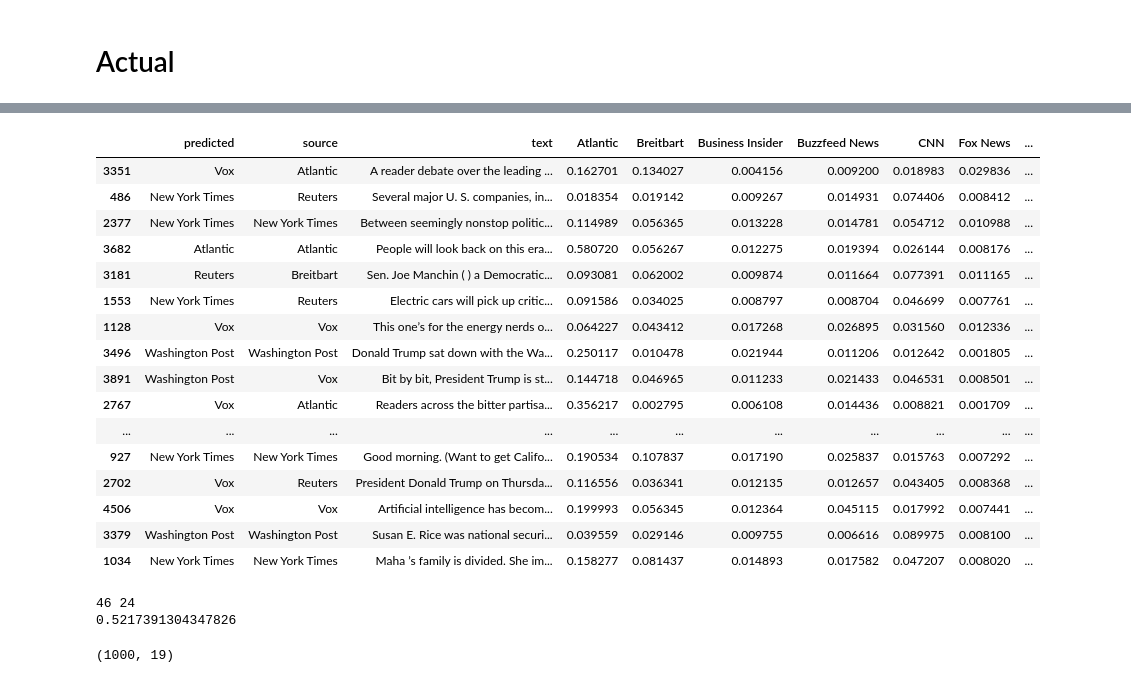
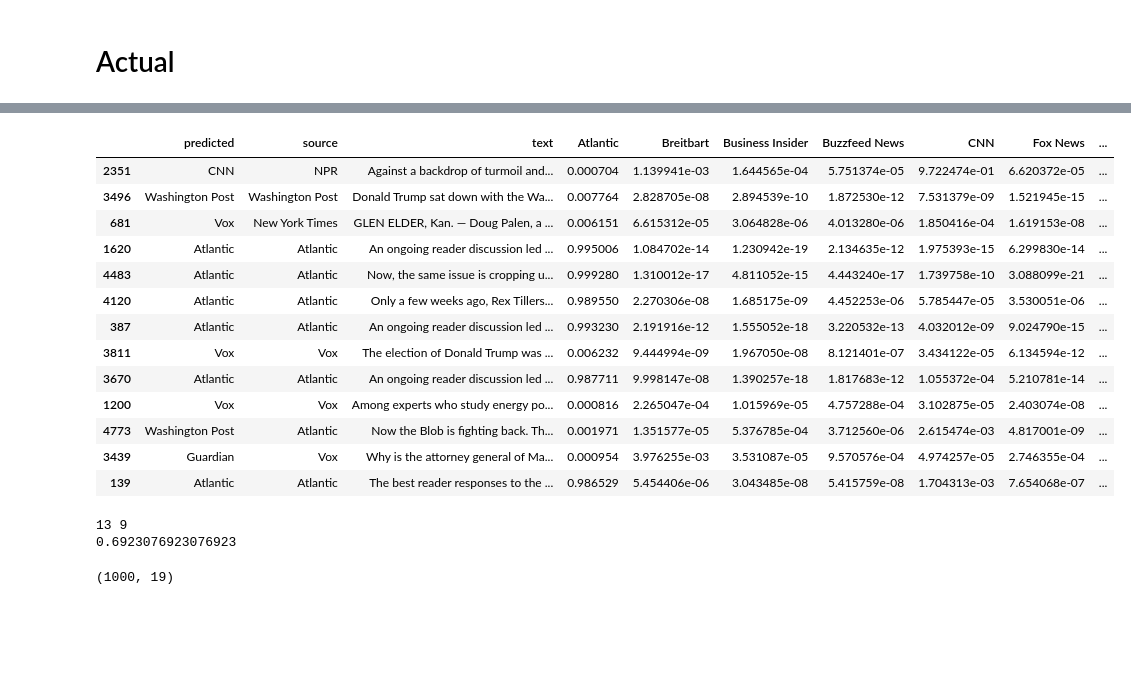
Before and after one commit to WarmCyan/perspective-mining-research, a Jupyter notebook: notebooks/ExplorePredictions.ipynb, the cells around one changed output, grey strips where cells are left out. Saved outputs shown, nothing was run; the diff lists cells and outputs as text; code cells hidden in the pictures; blank space fills up the shorter version.

```diff
--- a/notebooks/ExplorePredictions.ipynb
+++ b/notebooks/ExplorePredictions.ipynb
@@ -311,24 +311,21 @@ right.describe()
 # %%
-df_certain = df[df["entropy"] < 1.0]
+df_certain = df[df["entropy"] < .1]
 df_certain
 # %% [output]
 |  | predicted | source | text | Atlantic | Breitbart | Business Insider | Buzzfeed News | CNN | Fox News | ... |
-| 3351 | Vox | Atlantic | A reader debate over the leading ... | 0.162701 | 0.134027 | 0.004156 | 0.009200 | 0.018983 | 0.029836 | ... |
-| 486 | New York Times | Reuters | Several major U. S. companies, in... | 0.018354 | 0.019142 | 0.009267 | 0.014931 | 0.074406 | 0.008412 | ... |
-| 2377 | New York Times | New York Times | Between seemingly nonstop politic... | 0.114989 | 0.056365 | 0.013228 | 0.014781 | 0.054712 | 0.010988 | ... |
-| 3682 | Atlantic | Atlantic | People will look back on this era... | 0.580720 | 0.056267 | 0.012275 | 0.019394 | 0.026144 | 0.008176 | ... |
-| 3181 | Reuters | Breitbart | Sen. Joe Manchin ( ) a Democratic... | 0.093081 | 0.062002 | 0.009874 | 0.011664 | 0.077391 | 0.011165 | ... |
-| 1553 | New York Times | Reuters | Electric cars will pick up critic... | 0.091586 | 0.034025 | 0.008797 | 0.008704 | 0.046699 | 0.007761 | ... |
-| 1128 | Vox | Vox | This one’s for the energy nerds o... | 0.064227 | 0.043412 | 0.017268 | 0.026895 | 0.031560 | 0.012336 | ... |
-| 3496 | Washington Post | Washington Post | Donald Trump sat down with the Wa... | 0.250117 | 0.010478 | 0.021944 | 0.011206 | 0.012642 | 0.001805 | ... |
-| 3891 | Washington Post | Vox | Bit by bit, President Trump is st... | 0.144718 | 0.046965 | 0.011233 | 0.021433 | 0.046531 | 0.008501 | ... |
-| 2767 | Vox | Atlantic | Readers across the bitter partisa... | 0.356217 | 0.002795 | 0.006108 | 0.014436 | 0.008821 | 0.001709 | ... |
-| ... | ... | ... | ... | ... | ... | ... | ... | ... | ... | ... |
-| 927 | New York Times | New York Times | Good morning. (Want to get Califo... | 0.190534 | 0.107837 | 0.017190 | 0.025837 | 0.015763 | 0.007292 | ... |
-| 2702 | Vox | Reuters | President Donald Trump on Thursda... | 0.116556 | 0.036341 | 0.012135 | 0.012657 | 0.043405 | 0.008368 | ... |
-| 4506 | Vox | Vox | Artificial intelligence has becom... | 0.199993 | 0.056345 | 0.012364 | 0.045115 | 0.017992 | 0.007441 | ... |
-| 3379 | Washington Post | Washington Post | Susan E. Rice was national securi... | 0.039559 | 0.029146 | 0.009755 | 0.006616 | 0.089975 | 0.008100 | ... |
-| 1034 | New York Times | New York Times | Maha ’s family is divided. She im... | 0.158277 | 0.081437 | 0.014893 | 0.017582 | 0.047207 | 0.008020 | ... |
+| 2351 | CNN | NPR | Against a backdrop of turmoil and... | 0.000704 | 1.139941e-03 | 1.644565e-04 | 5.751374e-05 | 9.722474e-01 | 6.620372e-05 | ... |
+| 3496 | Washington Post | Washington Post | Donald Trump sat down with the Wa... | 0.007764 | 2.828705e-08 | 2.894539e-10 | 1.872530e-12 | 7.531379e-09 | 1.521945e-15 | ... |
+| 681 | Vox | New York Times | GLEN ELDER, Kan. — Doug Palen, a ... | 0.006151 | 6.615312e-05 | 3.064828e-06 | 4.013280e-06 | 1.850416e-04 | 1.619153e-08 | ... |
+| 1620 | Atlantic | Atlantic | An ongoing reader discussion led ... | 0.995006 | 1.084702e-14 | 1.230942e-19 | 2.134635e-12 | 1.975393e-15 | 6.299830e-14 | ... |
+| 4483 | Atlantic | Atlantic | Now, the same issue is cropping u... | 0.999280 | 1.310012e-17 | 4.811052e-15 | 4.443240e-17 | 1.739758e-10 | 3.088099e-21 | ... |
+| 4120 | Atlantic | Atlantic | Only a few weeks ago, Rex Tillers... | 0.989550 | 2.270306e-08 | 1.685175e-09 | 4.452253e-06 | 5.785447e-05 | 3.530051e-06 | ... |
+| 387 | Atlantic | Atlantic | An ongoing reader discussion led ... | 0.993230 | 2.191916e-12 | 1.555052e-18 | 3.220532e-13 | 4.032012e-09 | 9.024790e-15 | ... |
+| 3811 | Vox | Vox | The election of Donald Trump was ... | 0.006232 | 9.444994e-09 | 1.967050e-08 | 8.121401e-07 | 3.434122e-05 | 6.134594e-12 | ... |
+| 3670 | Atlantic | Atlantic | An ongoing reader discussion led ... | 0.987711 | 9.998147e-08 | 1.390257e-18 | 1.817683e-12 | 1.055372e-04 | 5.210781e-14 | ... |
+| 1200 | Vox | Vox | Among experts who study energy po... | 0.000816 | 2.265047e-04 | 1.015969e-05 | 4.757288e-04 | 3.102875e-05 | 2.403074e-08 | ... |
+| 4773 | Washington Post | Atlantic | Now the Blob is fighting back. Th... | 0.001971 | 1.351577e-05 | 5.376785e-04 | 3.712560e-06 | 2.615474e-03 | 4.817001e-09 | ... |
+| 3439 | Guardian | Vox | Why is the attorney general of Ma... | 0.000954 | 3.976255e-03 | 3.531087e-05 | 9.570576e-04 | 4.974257e-05 | 2.746355e-04 | ... |
+| 139 | Atlantic | Atlantic | The best reader responses to the ... | 0.986529 | 5.454406e-06 | 3.043485e-08 | 5.415759e-08 | 1.704313e-03 | 7.654068e-07 | ... |
 # %%
 total = df_certain.shape[0]
 right = df_certain[df_certain.source == df_certain.predicted].shape[0]
@@ -337,8 +334,8 @@ print(total, right)
 correct = right / total
 print(correct)
 # %% [output]
-46 24
-0.5217391304347826
+13 9
+0.6923076923076923
 # %%
 df.shape
 # %% [output]
```
Also changed, not shown: parts of 11 cells of this notebook, 2 other files.
